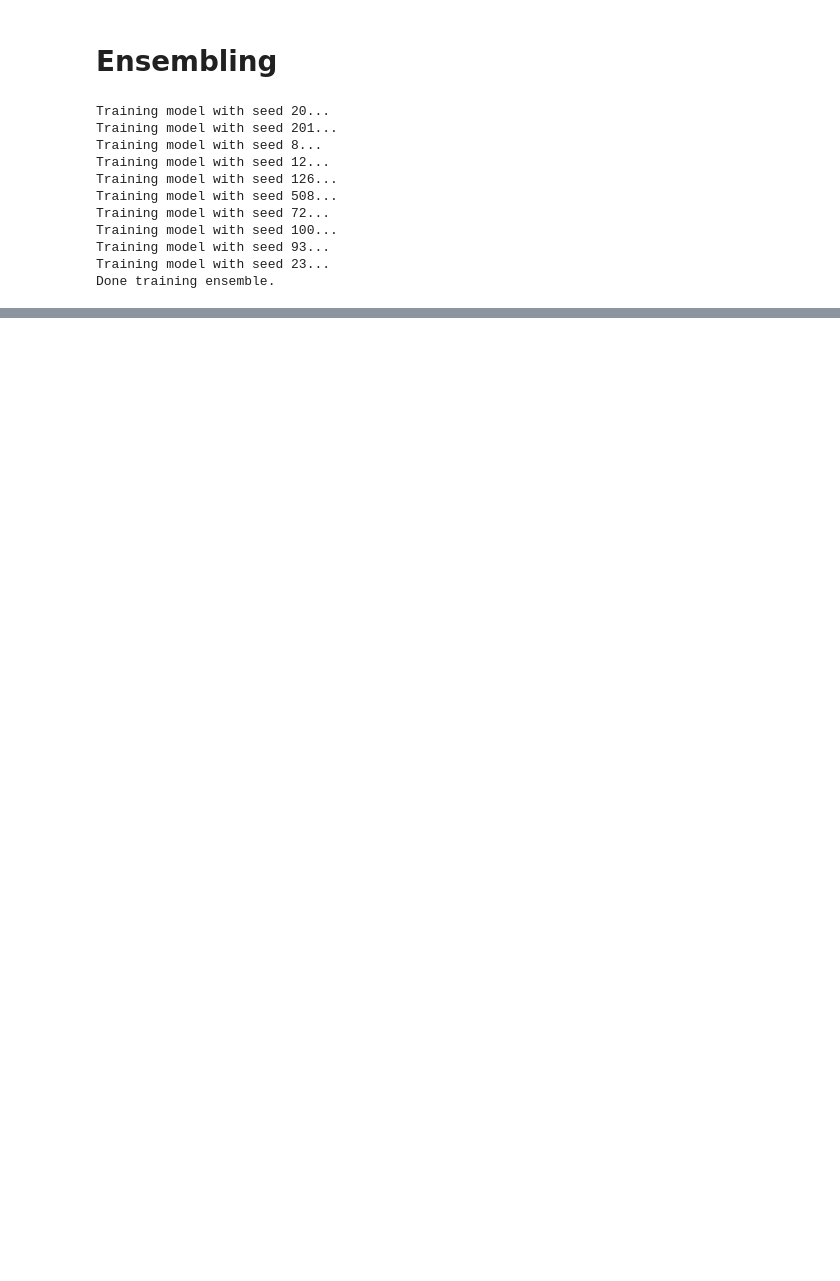
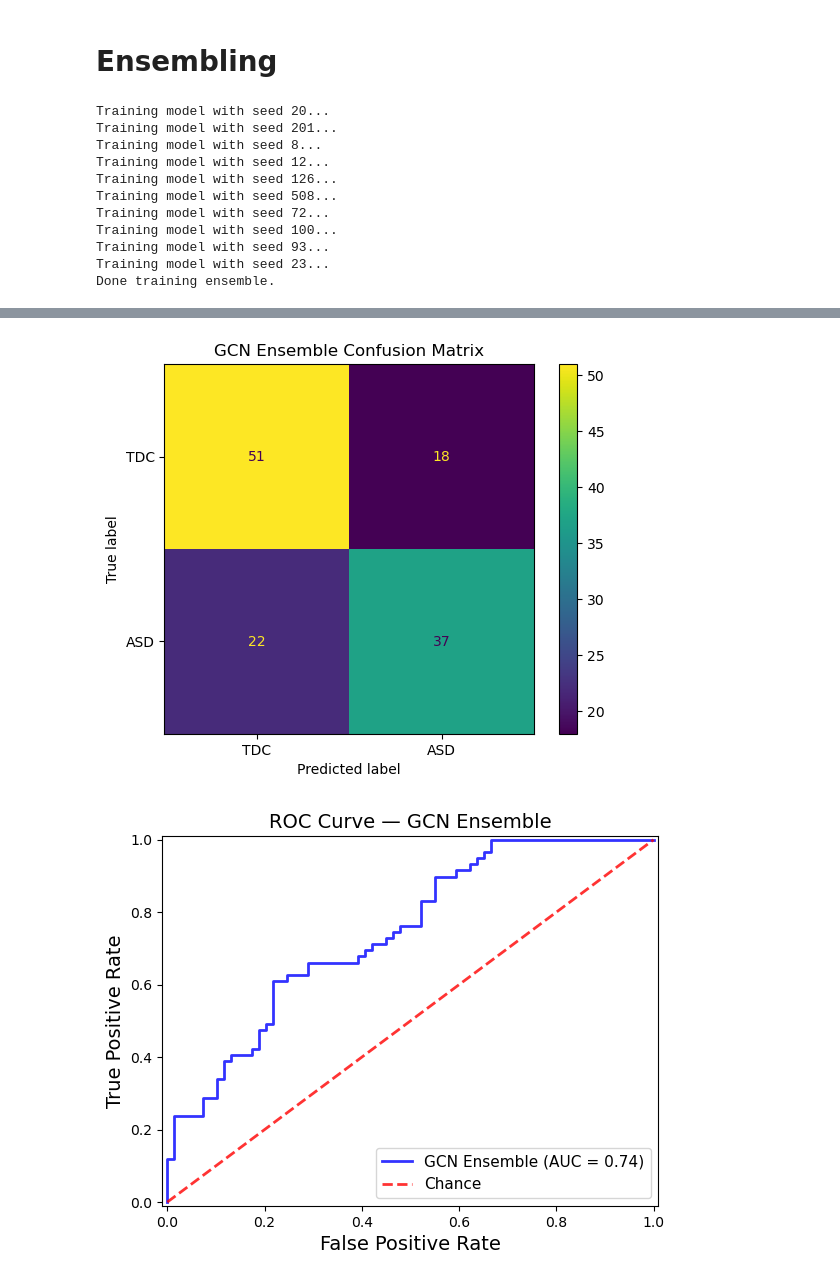
Before and after one commit to BronwynB19/ABIDE-fMRI-GNN, a Jupyter notebook: scratch_v5.ipynb, the cells around one changed output, grey strips where cells are left out. Saved outputs shown, nothing was run; the diff lists cells and outputs as text; code cells hidden in the pictures; blank space fills up the shorter version.

```diff
--- a/scratch_v5.ipynb
+++ b/scratch_v5.ipynb
@@ -1569,0 +1583,24 @@ AUC: 0.7040039302382707
+# %%
+import matplotlib.pyplot as plt
+from sklearn.metrics import ConfusionMatrixDisplay
+
+# Confusion matrix plot
+cm = confusion_matrix(y_test_bin_y_axis, y_pred_bin_ensemble)
+disp = ConfusionMatrixDisplay(confusion_matrix=cm, display_labels=['TDC', 'ASD'])
+disp.plot()
+plt.title('GCN Ensemble Confusion Matrix')
+plt.show()
+
+# ROC curve plot
+plt.plot(fpr, tpr, lw=2, color='b', label=f'GCN Ensemble (AUC = {roc_auc:.2f})', alpha=.8)
+plt.plot([0, 1], [0, 1], linestyle='--', lw=2, color='r', label='Chance', alpha=.8)
+plt.xlim([-0.01, 1.01])
+plt.ylim([-0.01, 1.01])
+plt.xlabel('False Positive Rate', fontsize=14)
+plt.ylabel('True Positive Rate', fontsize=14)
+plt.title('ROC Curve — GCN Ensemble', fontsize=14)
+plt.legend(loc="lower right", prop={'size': 11})
+plt.show()
+# %% [output]
+[figure, added]
+[figure, added]
```
Also changed, not shown: parts of 4 cells of this notebook, 1 other file.
